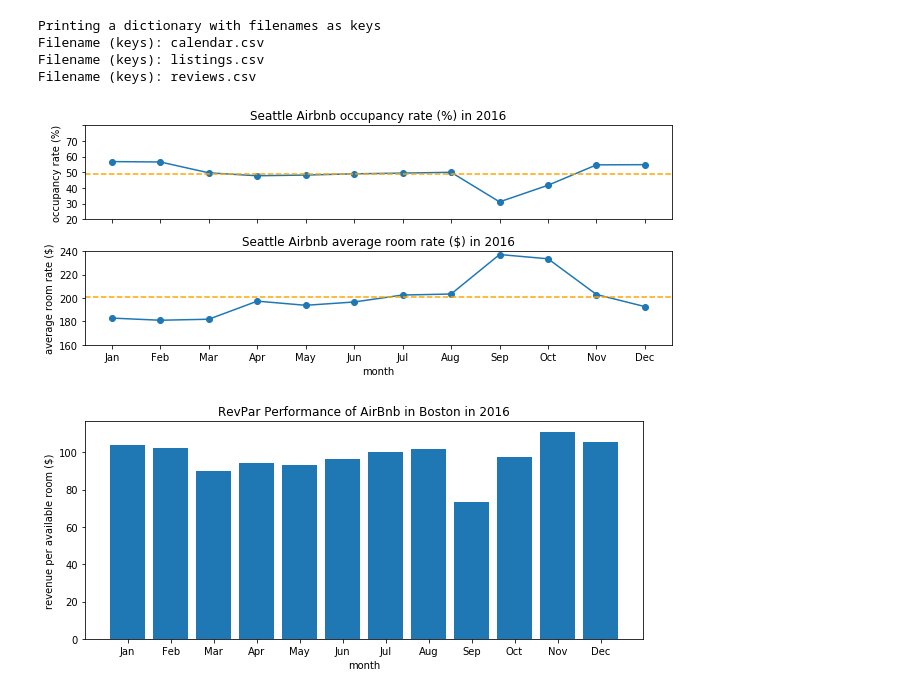
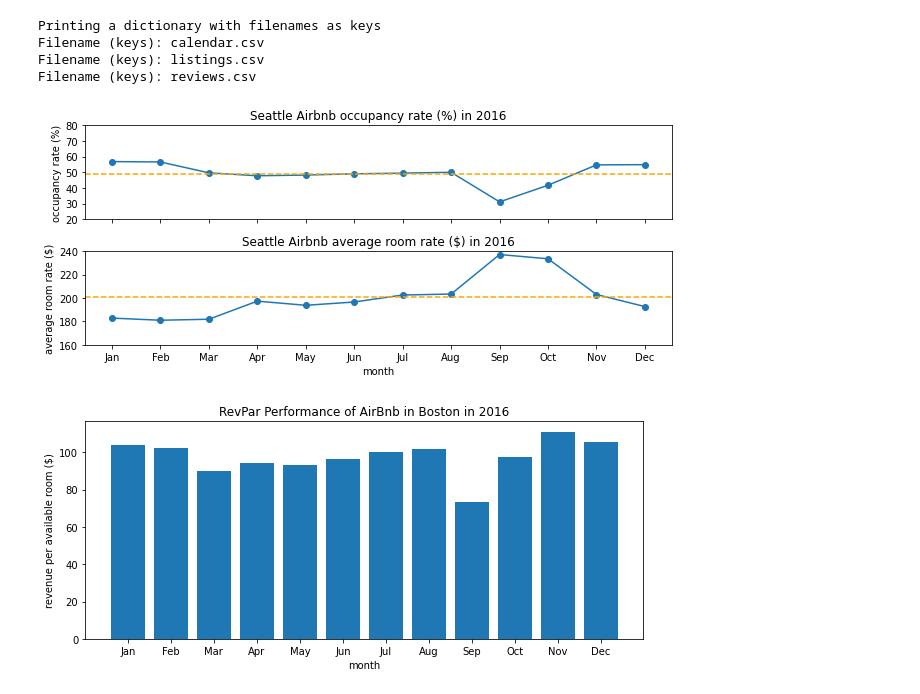
Before and after one commit to jasonsuk/ds-airbnb, a Jupyter notebook: analysis.ipynb, the cells around one changed output. Cells and saved outputs as stored; diff of their text form; code cells hidden in the pictures.

```diff
--- a/analysis.ipynb
+++ b/analysis.ipynb
@@ -388,29 +408,28 @@ analysis_boston = wrangle_airbnb_calendar_data(calendar_bos)
 # %%
 date = analysis_boston.index
 rate_dict = [{'data': analysis_boston.occ_rate, 'desc': 'occupancy rate (%)'},
              {'data': analysis_boston.room_rate, 'desc': 'average room rate ($)'}]
 
 fig, axes = plt.subplots(nrows=2, ncols=1, sharex=True, figsize=(9,4))
 
 for i in [0, 1] :
     axes[i].plot(date, rate_dict[i]['data'], marker='o')
     axes[i].set_title('Seattle Airbnb ' + rate_dict[i]['desc'] + ' in 2016')
     axes[i].set_ylabel(rate_dict[i]['desc'])
     axes[i].axhline(rate_dict[i]['data'].mean(), ls='--', color='orange', lw=1.5)
 
-
 axes[1].set_xlabel('month')
 fig.tight_layout()
 
-axes[0].set_yticks(np.arange(0.2, 0.6 + 0.2, 0.1))
-axes[0].set_yticklabels([str(occ) for occ in range(20, 60 + 20, 10)])
+axes[0].set_yticks(np.arange(0.2, 0.8, 0.1))
+axes[0].set_yticklabels([str(occ) for occ in range(20, 80 + 10, 10)])
 
 axes[1].set_yticks(np.arange(160, 240 + 20, 20))
 axes[1].set_yticklabels([str(price) for price in range(160, 240 + 20, 20)])
 
 plt.show()
 # %% [output]
-[figure, old version]
+[figure, new version]
 # %%
 date = analysis_boston.index
 revpar = analysis_boston['rev_par']
```
Also changed, not shown: parts of 28 cells of this notebook, 12 other files.
